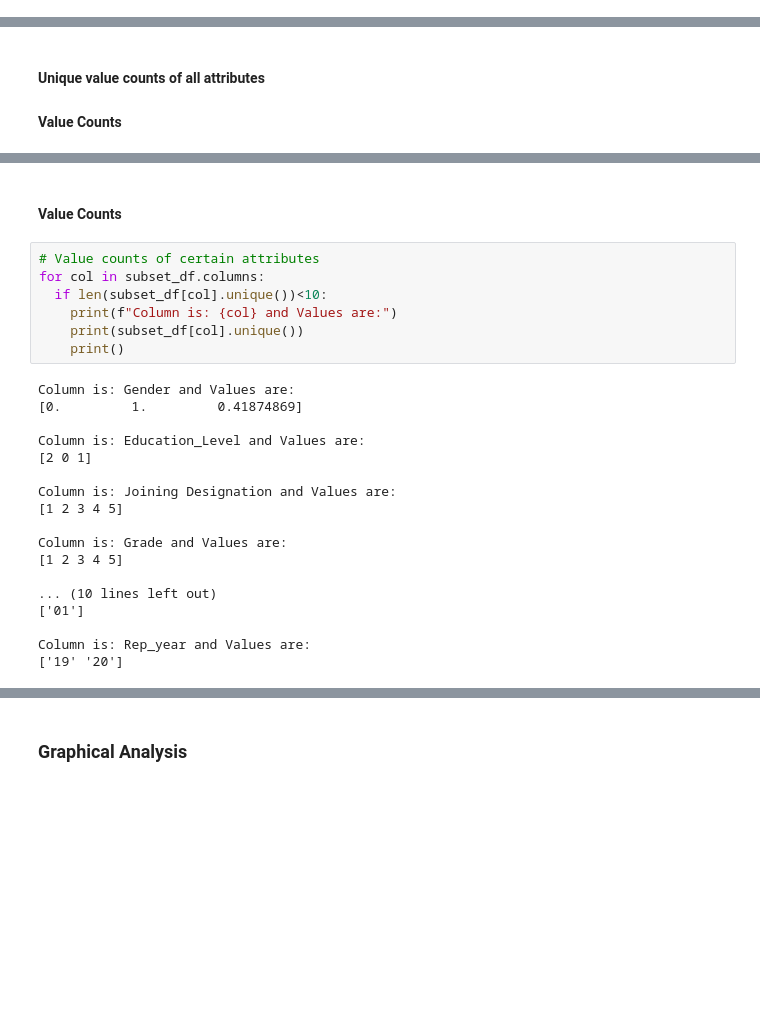
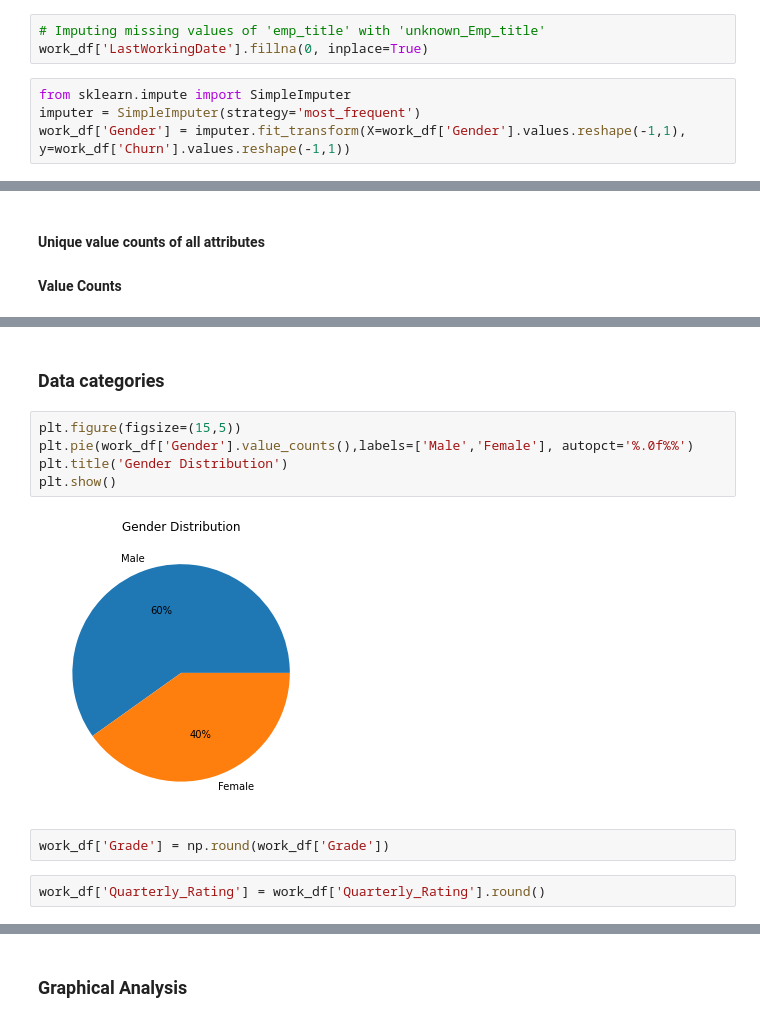
Before and after one commit to PrithiviRajMK/ScalerProjects, a Jupyter notebook: OLA.ipynb, the cells around one changed output, grey strips where cells are left out. Cells and saved outputs as stored; diff of their text form; blank space fills up the shorter version.

```diff
--- a/OLA.ipynb
+++ b/OLA.ipynb
@@ -322,0 +331,7 @@ num_features
+# %%
+# Imputing missing values of 'emp_title' with 'unknown_Emp_title'
+work_df['LastWorkingDate'].fillna(0, inplace=True)
+# %%
+from sklearn.impute import SimpleImputer
+imputer = SimpleImputer(strategy='most_frequent')
+work_df['Gender'] = imputer.fit_transform(X=work_df['Gender'].values.reshape(-1,1), y=work_df['Churn'].values.reshape(-1,1))
@@ -394,27 +417,13 @@ subset_df
-# %% [markdown]
-#### Value Counts
-# %%
-# Value counts of certain attributes
-for col in subset_df.columns:
-  if len(subset_df[col].unique())<10:
-    print(f"Column is: {col} and Values are:")
-    print(subset_df[col].unique())
-    print()
-# %% [output]
-Column is: Gender and Values are:
-[0.         1.         0.41874869]
-
-Column is: Education_Level and Values are:
-[2 0 1]
-
-Column is: Joining Designation and Values are:
-[1 2 3 4 5]
-
-Column is: Grade and Values are:
-[1 2 3 4 5]
-
-... (10 lines left out)
-['01']
-
-Column is: Rep_year and Values are:
-['19' '20']
+# %% [markdown]
+### Data categories
+# %%
+plt.figure(figsize=(15,5))
+plt.pie(work_df['Gender'].value_counts(),labels=['Male','Female'], autopct='%.0f%%')
+plt.title('Gender Distribution')
+plt.show()
+# %% [output]
+[figure, added]
+# %%
+work_df['Grade'] = np.round(work_df['Grade'])
+# %%
+work_df['Quarterly_Rating'] = work_df['Quarterly_Rating'].round()
```
Also changed, not shown: parts of 176 cells of this notebook.
